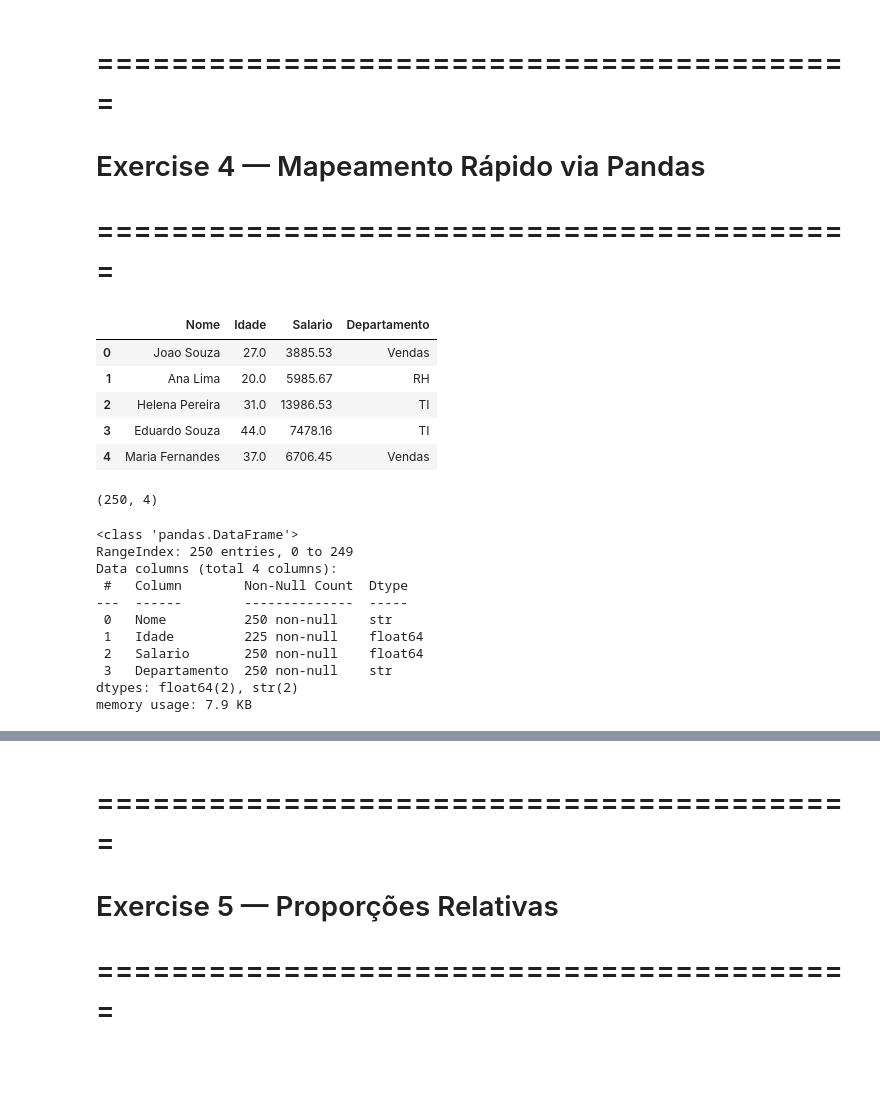
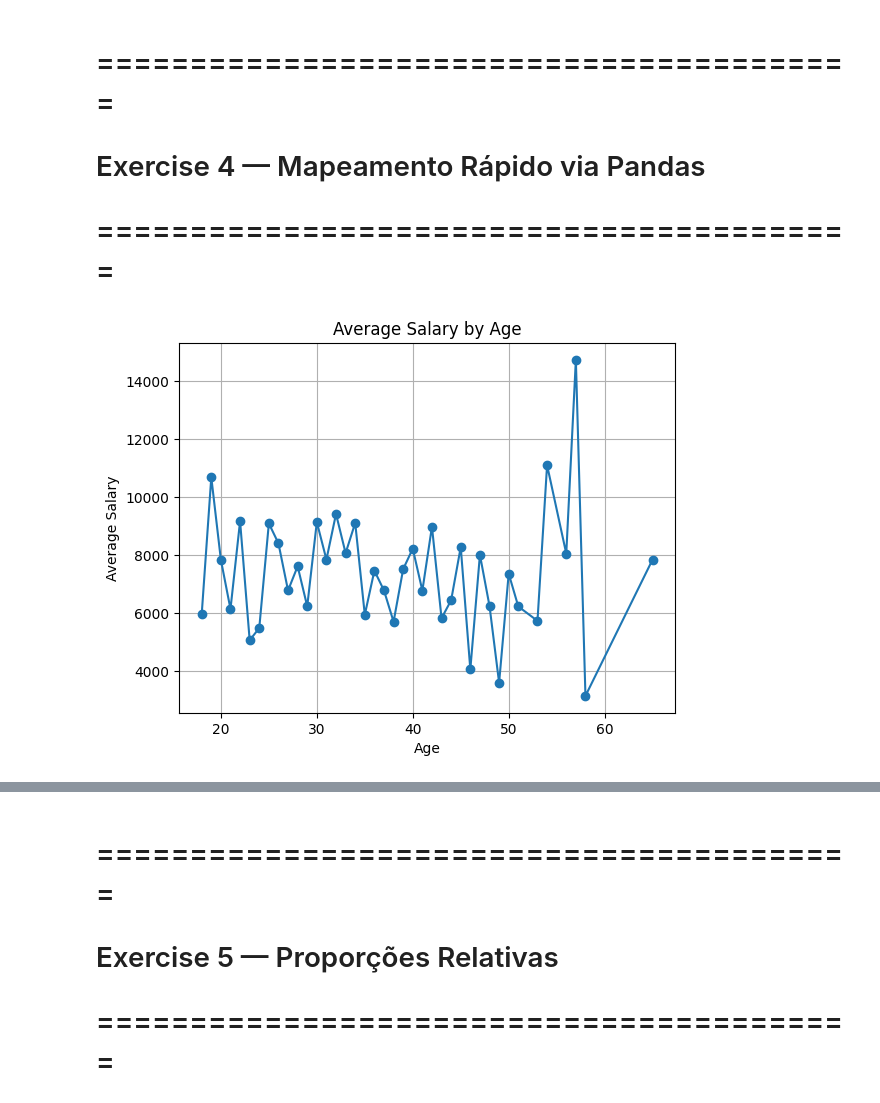
Before and after one commit to AngelOttoni/python-for-ai, a Jupyter notebook: 05-module/ex_mod_05.ipynb, the cells around one changed output, grey strips where cells are left out. Saved outputs shown, nothing was run; the diff lists cells and outputs as text; code cells hidden in the pictures; blank space fills up the shorter version.

```diff
--- a/05-module/ex_mod_05.ipynb
+++ b/05-module/ex_mod_05.ipynb
@@ -137,29 +161,17 @@ import openpyxl as open
-# %%
-df = pd.read_excel('../data/raw/funcionarios.xlsx')
-# %%
-display(df.head())
-# %% [output]
-|  | Nome | Idade | Salario | Departamento |
-| 0 | Joao Souza | 27.0 | 3885.53 | Vendas |
-| 1 | Ana Lima | 20.0 | 5985.67 | RH |
-| 2 | Helena Pereira | 31.0 | 13986.53 | TI |
-| 3 | Eduardo Souza | 44.0 | 7478.16 | TI |
-| 4 | Maria Fernandes | 37.0 | 6706.45 | Vendas |
-# %%
-df.shape
-# %% [output]
-(250, 4)
-# %%
-df.info()
-# %% [output]
-<class 'pandas.DataFrame'>
-RangeIndex: 250 entries, 0 to 249
-Data columns (total 4 columns):
- #   Column        Non-Null Count  Dtype
----  ------        --------------  -----
- 0   Nome          250 non-null    str
- 1   Idade         225 non-null    float64
- 2   Salario       250 non-null    float64
- 3   Departamento  250 non-null    str
-dtypes: float64(2), str(2)
-memory usage: 7.9 KB
+# %%
+average_salary_by_age = df.groupby('Idade')['Salario'].mean()
+
+average_salary_by_age.plot(
+    kind='line',
+    marker='o'
+)
+
+plt.title("Average Salary by Age")
+plt.xlabel("Age")
+plt.ylabel("Average Salary")
+
+plt.grid(True)
+
+plt.show()
+# %% [output]
+[figure, added]
```
Also changed, not shown: parts of 37 cells of this notebook, 1 other file.
